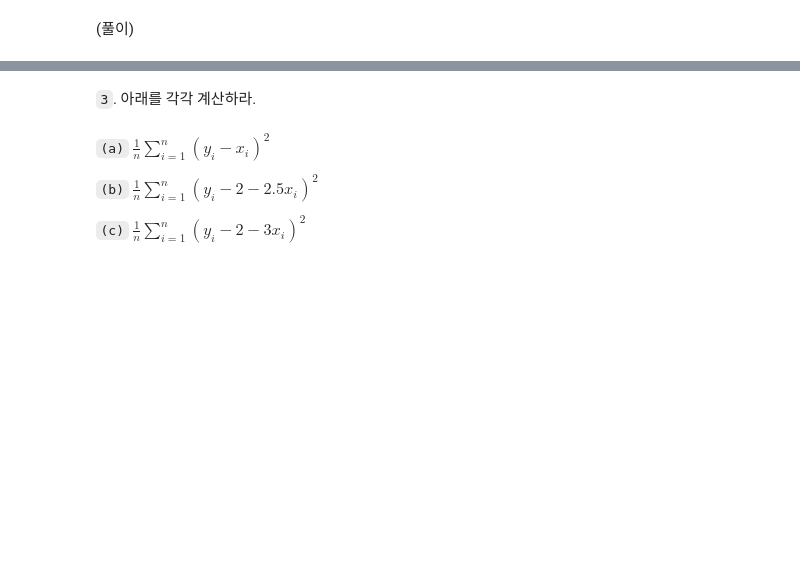
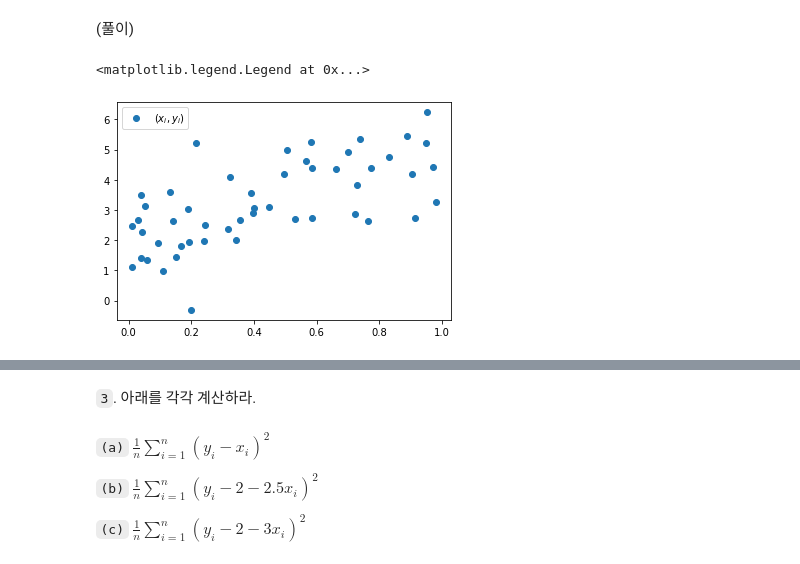
Before and after one commit to guebin/PP2023, a Jupyter notebook: posts/02_PY4DS/2023-05-01-9wk-1.ipynb, the cells around one changed output, grey strips where cells are left out. Saved outputs shown, nothing was run; the diff lists cells and outputs as text; code cells hidden in the pictures; blank space fills up the shorter version.

```diff
--- a/posts/02_PY4DS/2023-05-01-9wk-1.ipynb
+++ b/posts/02_PY4DS/2023-05-01-9wk-1.ipynb
@@ -38,3 +39,11 @@ x =  np.array([0.00983, 0.01098, 0.02951, 0.0384 , 0.03973, 0.04178, 0.0533 ,
 # %% [markdown]
 (풀이)
+# %%
+y = 2+3*x + np.random.randn(50)
+# %%
+plt.plot(x,y,'o',label=r'$(x_i,y_i)$')
+plt.legend()
+# %% [output]
+<matplotlib.legend.Legend at 0x...>
+[figure, added]
 # %% [markdown]
```
Also changed, not shown: parts of 52 cells of this notebook.
